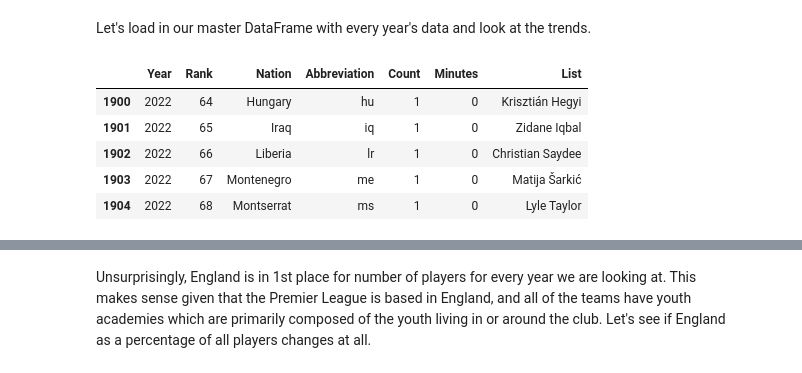
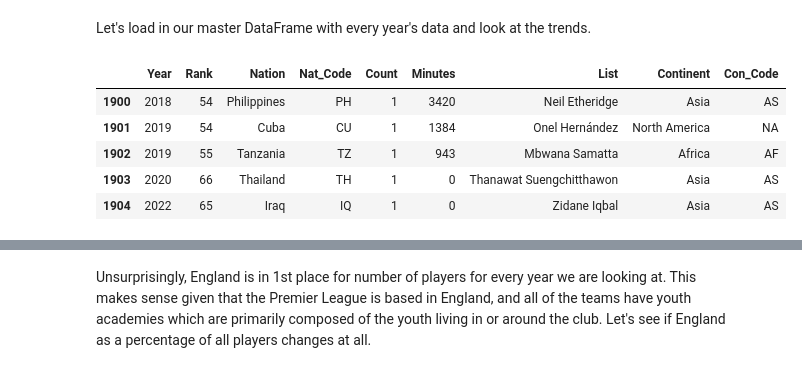
Before and after one commit to ggdurrant/premier-league-map, a Jupyter notebook: explore_player_data.ipynb, the cells around one changed output, grey strips where cells are left out. Cells and saved outputs as stored; diff of their text form; code cells hidden in the pictures.

```diff
--- a/explore_player_data.ipynb
+++ b/explore_player_data.ipynb
@@ -8,12 +12,12 @@ plt.style.use('ggplot')
 # %% [markdown]
 Let's load in our master DataFrame with every year's data and look at the trends.
 # %%
-df = pd.read_csv('cleaned_data/all_years.csv')
+df = pd.read_csv('cleaned_data/all_years.csv', keep_default_na=False, na_values=(['NaN', 'null', 'NULL', 'N/A', 'n/a']))
 df.tail()
 # %% [output]
-|  | Year | Rank | Nation | Abbreviation | Count | Minutes | List |
-| 1900 | 2022 | 64 | Hungary | hu | 1 | 0 | Krisztián Hegyi |
-| 1901 | 2022 | 65 | Iraq | iq | 1 | 0 | Zidane Iqbal |
-| 1902 | 2022 | 66 | Liberia | lr | 1 | 0 | Christian Saydee |
-| 1903 | 2022 | 67 | Montenegro | me | 1 | 0 | Matija Šarkić |
-| 1904 | 2022 | 68 | Montserrat | ms | 1 | 0 | Lyle Taylor |
+|  | Year | Rank | Nation | Nat_Code | Count | Minutes | List | Continent | Con_Code |
+| 1900 | 2018 | 54 | Philippines | PH | 1 | 3420 | Neil Etheridge | Asia | AS |
+| 1901 | 2019 | 54 | Cuba | CU | 1 | 1384 | Onel Hernández | North America | NA |
+| 1902 | 2019 | 55 | Tanzania | TZ | 1 | 943 | Mbwana Samatta | Africa | AF |
+| 1903 | 2020 | 66 | Thailand | TH | 1 | 0 | Thanawat Suengchitthawon | Asia | AS |
+| 1904 | 2022 | 65 | Iraq | IQ | 1 | 0 | Zidane Iqbal | Asia | AS |
```
Also changed, not shown: parts of 17 cells of this notebook, 38 other files.
